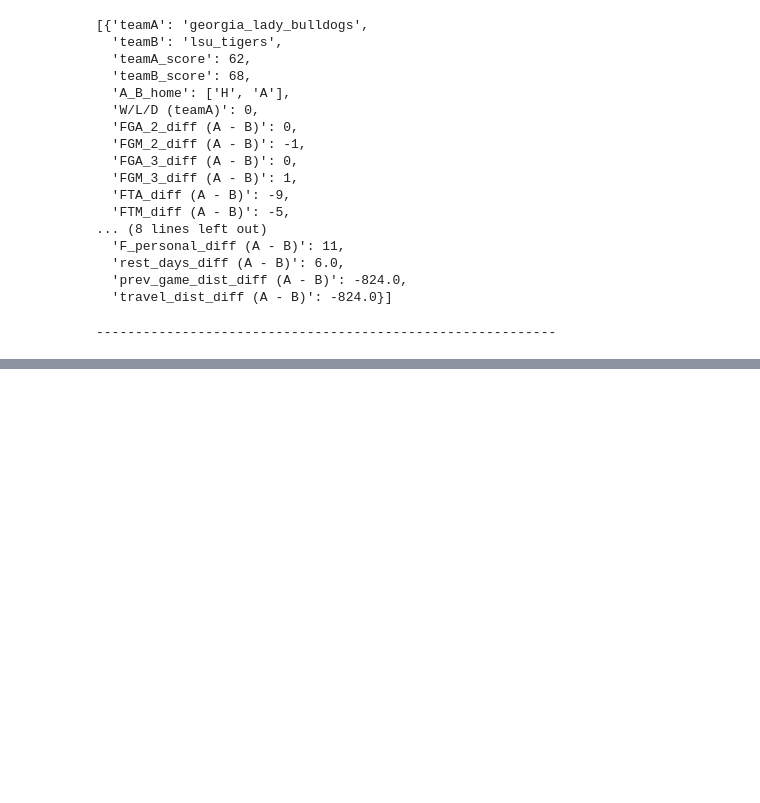
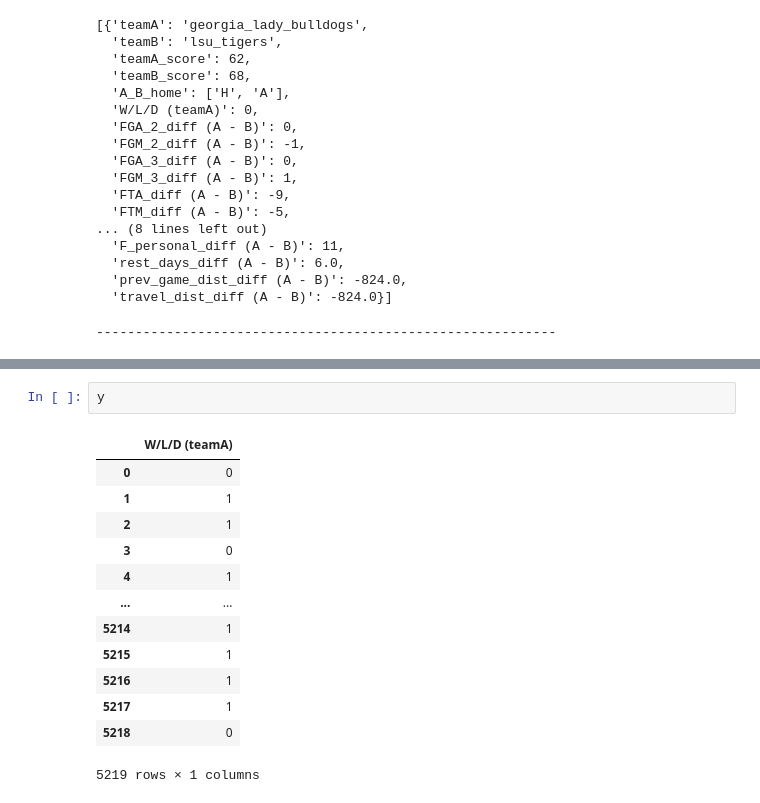
Before and after one commit to KangaOnGit/Wharton-Data-Science-Competition, a Jupyter notebook: DS Comp.ipynb, the cells around one changed output, grey strips where cells are left out. Drawn from its saved outputs; the diff is of its cells as text; blank space fills up the shorter version.

```diff
--- a/DS Comp.ipynb
+++ b/DS Comp.ipynb
@@ -291,0 +358,16 @@ data
+# %%
+y
+# %% [output]
+|  | W/L/D (teamA) |
+| 0 | 0 |
+| 1 | 1 |
+| 2 | 1 |
+| 3 | 0 |
+| 4 | 1 |
+| ... | ... |
+| 5214 | 1 |
+| 5215 | 1 |
+| 5216 | 1 |
+| 5217 | 1 |
+| 5218 | 0 |
+5219 rows × 1 columns
```
Also changed, not shown: parts of 8 cells of this notebook.
